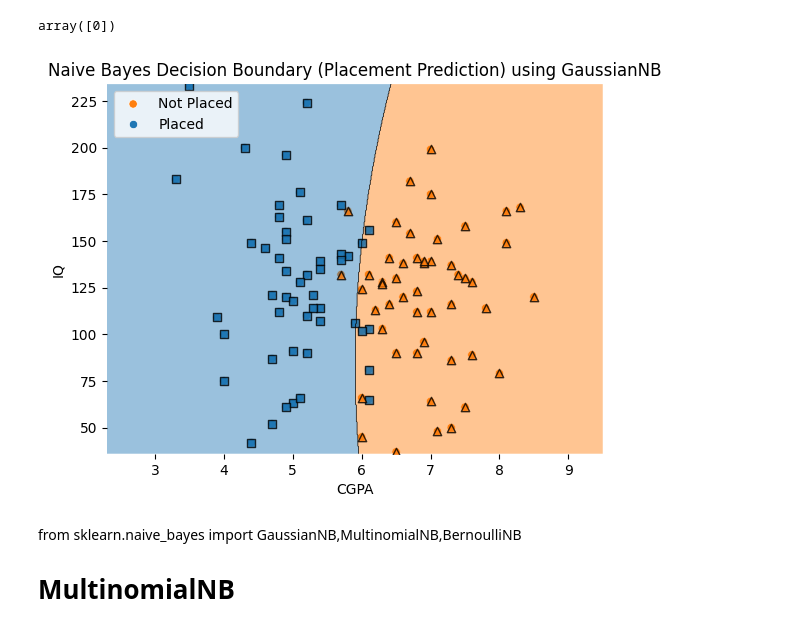
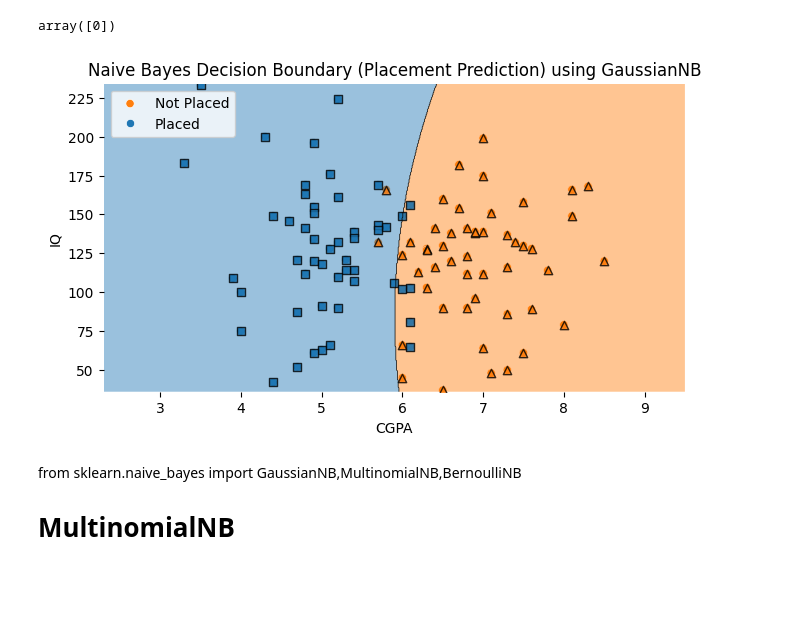
Before and after one commit to omgajipara7/Data-Science, a Jupyter notebook: AI:ML/Machine Learning/Supervised Learning/Classification/Naive Bayes/NaiveBayes.ipynb, the cells around one changed output. Drawn from its saved outputs; the diff is of its cells as text; code cells hidden in the pictures; blank space fills up the shorter version.

```diff
--- a/AI:ML/Machine Learning/Supervised Learning/Classification/Naive Bayes/NaiveBayes.ipynb
+++ b/AI:ML/Machine Learning/Supervised Learning/Classification/Naive Bayes/NaiveBayes.ipynb
@@ -119,18 +119,26 @@ gnb.predict([[5.9,106]])
 # %% [output]
 array([0])
 # %%
-sns.scatterplot(x='cgpa',y='iq',data=data,hue='placement')
-plot_decision_regions(X=x.to_numpy(),y=y.to_numpy(),clf=gnb)
+# Plot scatter
+plt.figure(figsize=(7.5, 4))
+sns.scatterplot(x='cgpa', y='iq', data=data, hue='placement')
+
+# Plot decision regions
+plot_decision_regions(X=x.to_numpy(), y=y.to_numpy(), clf=gnb)
+
+# Labels and Title
 plt.title("Naive Bayes Decision Boundary (Placement Prediction) using GaussianNB")
+plt.xlabel("CGPA")
+plt.ylabel("IQ")
 plt.legend(['Not Placed', 'Placed'], loc='upper left')
 
-plt.xlabel("CGPA")
-plt.ylabel("IQ")
+# Save the figure
 plt.savefig('assets/NaiveBayesGaussianNB.jpg')
 
+# Show plot
 plt.show()
 # %% [output]
-[figure, old version]
+[figure, new version]
 # %% [markdown]
 from sklearn.naive_bayes import GaussianNB,MultinomialNB,BernoulliNB
 # MultinomialNB
```
Also changed, not shown: 14 other files.
